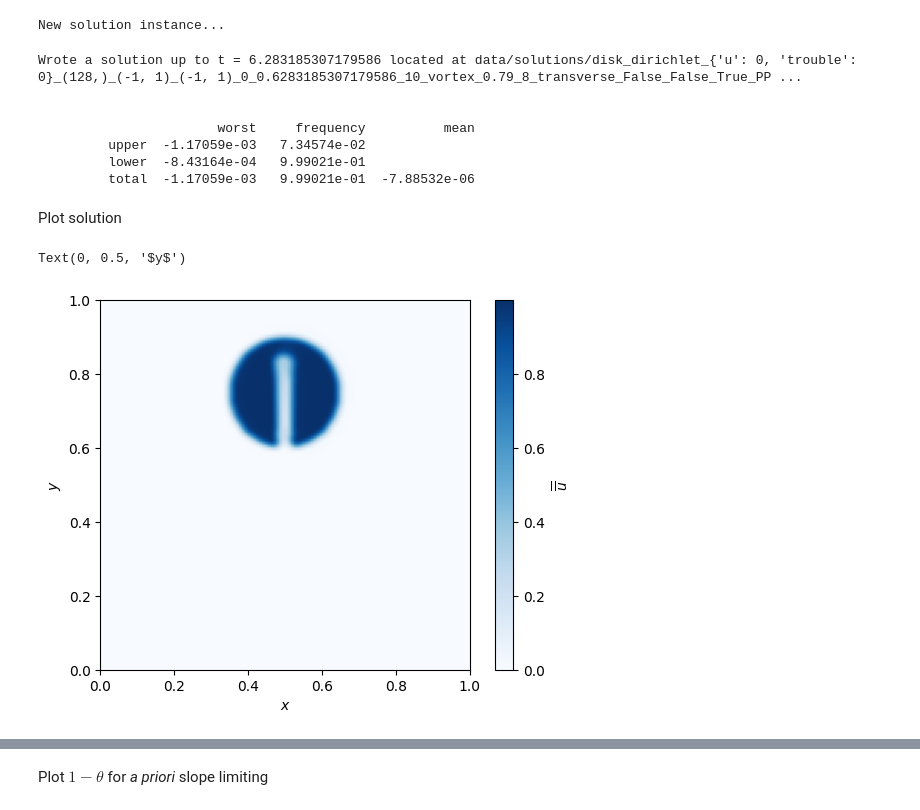
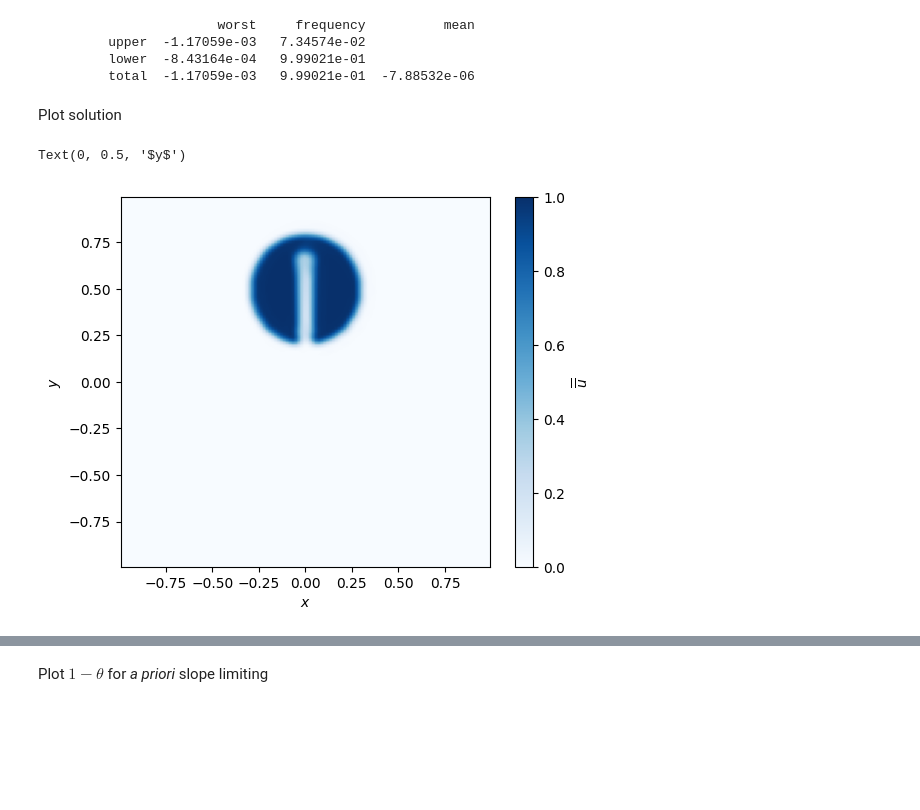
Before and after one commit to jpalafou/FVMethods, a Jupyter notebook: examples/slotted_disk.ipynb, the cells around one changed output, grey strips where cells are left out. Drawn from its saved outputs; the diff is of its cells as text; code cells hidden in the pictures; blank space fills up the shorter version.

Commit message:
add: AdvectionSolver.plot_slice() and AdvectionSolver.plot_map()

```diff
--- a/examples/slotted_disk.ipynb
+++ b/examples/slotted_disk.ipynb
@@ -42,28 +42,24 @@ solver = AdvectionSolver(
     **solver_config,
     **problem_config,
     **limiter_config,
-    load=False,
 )
 solver.rkorder()
 
 # print mpp violations
 solver.report_mpp_violations()
 # %% [output]
-New solution instance...
+                       worst     frequency          mean
+         upper  -1.17059e-03   7.34574e-02
+         lower  -8.43164e-04   9.99021e-01
+         total  -1.17059e-03   9.99021e-01  -7.88532e-06
-Wrote a solution up to t = 6.283185307179586 located at data/solutions/disk_dirichlet_{'u': 0, 'trouble': 0}_(128,)_(-1, 1)_(-1, 1)_0_0.6283185307179586_10_vortex_0.79_8_transverse_False_False_True_PP ...
-
-
-                       worst     frequency          mean
-         upper  -1.17059e-03   7.34574e-02
-         lower  -8.43164e-04   9.99021e-01
-         total  -1.17059e-03   9.99021e-01  -7.88532e-06
 # %% [markdown]
 Plot solution
 # %%
-plt.imshow(np.flipud(solver.snapshots[-1]["u"]), extent=(0, 1, 0, 1), cmap="Blues")
-plt.colorbar(label="$\overline{\overline{u}}$")
+fig, ax = plt.subplots()
+im = solver.plot_map(ax, cmap="Blues")
+fig.colorbar(im, ax=ax, label="$\overline{\overline{u}}$")
 plt.xlabel("$x$")
 plt.ylabel("$y$")
 # %% [output]
 Text(0, 0.5, '$y$')
-[figure, old version]
+[figure, new version]
```
Also changed, not shown: parts of 4 cells of this notebook, 3 other files.
